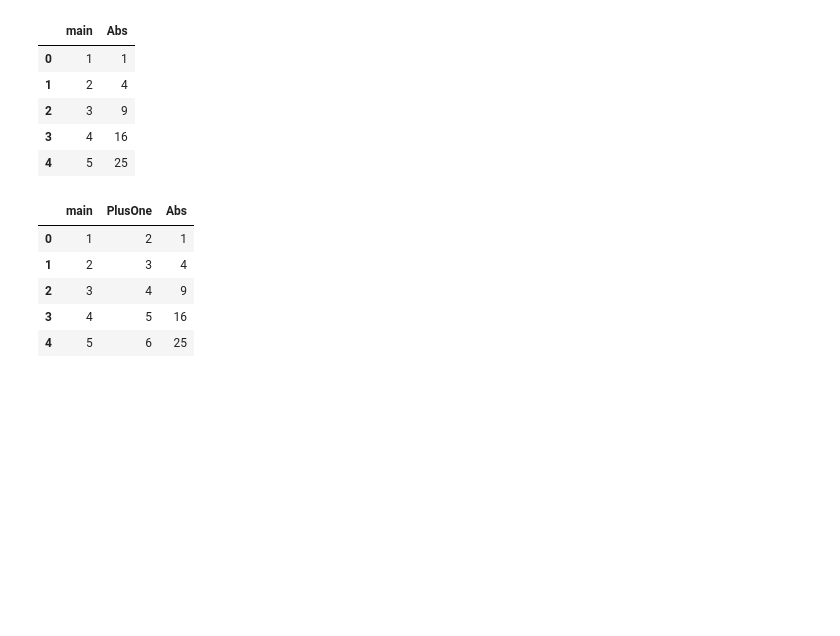
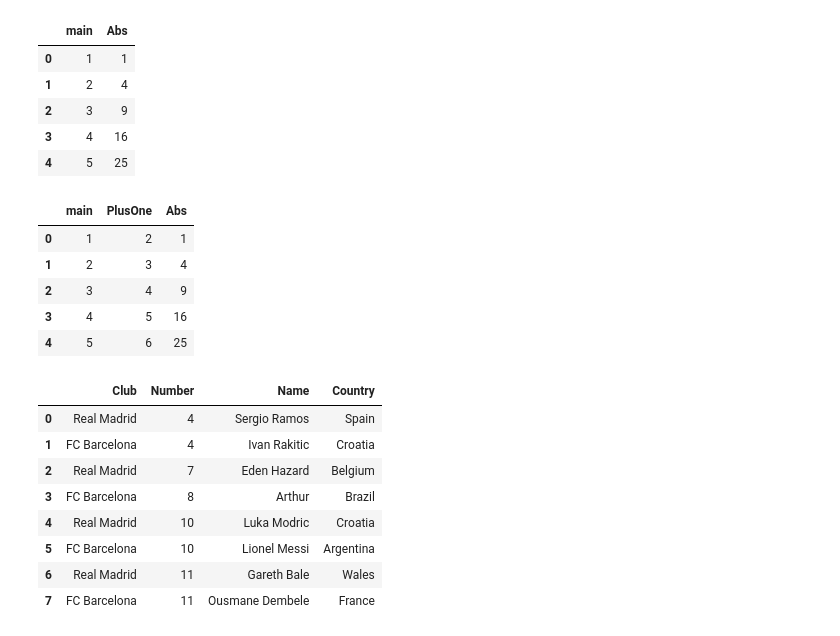
Before and after one commit to galaxy1014/ML_module_summary, a Jupyter notebook: Pandas/Chapter0_Summary/Chapter0.ipynb, the cells around one changed output. Drawn from its saved outputs; the diff is of its cells as text; code cells hidden in the pictures; blank space fills up the shorter version.

```diff
--- a/Pandas/Chapter0_Summary/Chapter0.ipynb
+++ b/Pandas/Chapter0_Summary/Chapter0.ipynb
@@ -738,3 +738,21 @@ pd.merge(df, df2, on='main')
 | 2 | 3 | 4 | 9 |
 | 3 | 4 | 5 | 16 |
 | 4 | 5 | 6 | 25 |
+# %%
+# 데이터프레임 생성
+df = pd.DataFrame({'Club' : ['Real Madrid', 'FC Barcelona','Real Madrid', 'FC Barcelona', 'Real Madrid', 'FC Barcelona', 'Real Madrid', 'FC Barcelona'],
+                  'Number' : [4, 4, 7, 8, 10, 10, 11, 11],
+                  'Name' : ['Sergio Ramos','Ivan Rakitic','Eden Hazard','Arthur','Luka Modric','Lionel Messi','Gareth Bale','Ousmane Dembele'],
+                  'Country' : ['Spain', 'Croatia','Belgium', 'Brazil', 'Croatia' , 'Argentina' ,'Wales', 'France']})
+# %%
+df
+# %% [output]
+|  | Club | Number | Name | Country |
+| 0 | Real Madrid | 4 | Sergio Ramos | Spain |
+| 1 | FC Barcelona | 4 | Ivan Rakitic | Croatia |
+| 2 | Real Madrid | 7 | Eden Hazard | Belgium |
+| 3 | FC Barcelona | 8 | Arthur | Brazil |
+| 4 | Real Madrid | 10 | Luka Modric | Croatia |
+| 5 | FC Barcelona | 10 | Lionel Messi | Argentina |
+| 6 | Real Madrid | 11 | Gareth Bale | Wales |
+| 7 | FC Barcelona | 11 | Ousmane Dembele | France |
```
Also changed, not shown: parts of 2 cells of this notebook.
